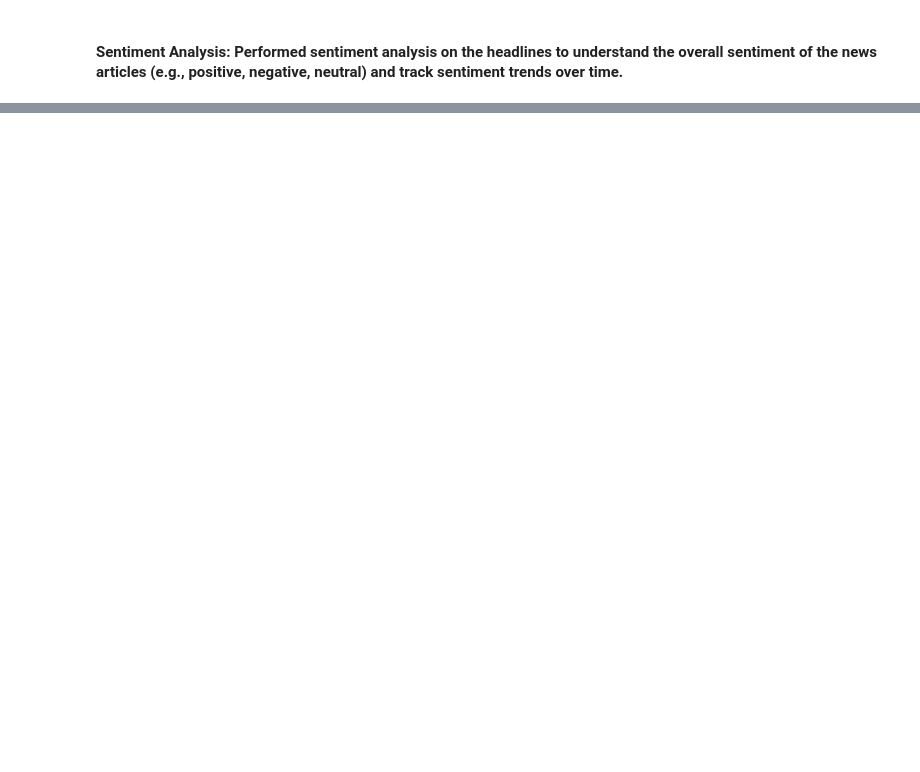
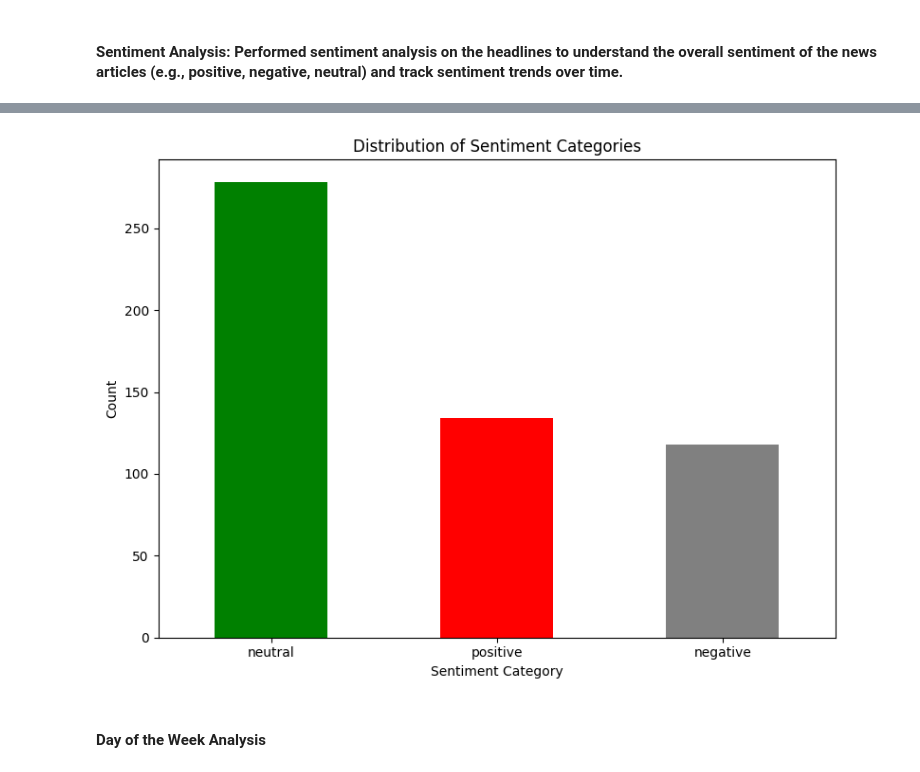
Before and after one commit to kshamaakumar/ETL-Pipeline-for-Web-Scraping-and-Data-Analysis, a Jupyter notebook: code/data_viz.ipynb, the cells around one changed output, grey strips where cells are left out. Saved outputs shown, nothing was run; the diff lists cells and outputs as text; code cells hidden in the pictures; blank space fills up the shorter version.

```diff
--- a/code/data_viz.ipynb
+++ b/code/data_viz.ipynb
@@ -63,3 +61,18 @@ df.head()
 | 2 | Editorial: Ohio at a crossroad | ... | {'https://news.google.com/topics/... | 2023-08-08 04:02:58+00:00 | CBMiaWh0dHBzOi8vd3d3LnRvbGVkb2JsY... | en-US | US | US:en'} | 0.000000 | ... |
 | 3 | Commentary: Ohio's GOP just learn... | {'https://news.google.com/topics/... | 2023-08-09 02:27:00+00:00 | CBMiSmh0dHBzOi8vd3d3Lnd2eHUub3JnL... | en-US | US | US:en'} | 0.000000 | ... |
 | 4 | Judge schedules Friday hearing on... | {'https://news.google.com/topics/... | 2023-08-08 23:56:00+00:00 | CBMiUWh0dHBzOi8vd3d3LmNubi5jb20vM... | en-US | US | US:en'} | 0.000000 | ... |
+# %%
+sentiment_counts = df['sentiment_category'].value_counts()
+# %%
+plt.figure(figsize=(8, 6))
+sentiment_counts.plot(kind='bar', color=['green', 'red', 'gray'])
+plt.xlabel('Sentiment Category')
+plt.ylabel('Count')
+plt.title('Distribution of Sentiment Categories')
+plt.xticks(rotation=0)
+plt.tight_layout()
+plt.show()
+# %% [output]
+[figure, added]
+# %% [markdown]
+#### Day of the Week Analysis
```
Also changed, not shown: parts of 9 cells of this notebook, 2 other files.
